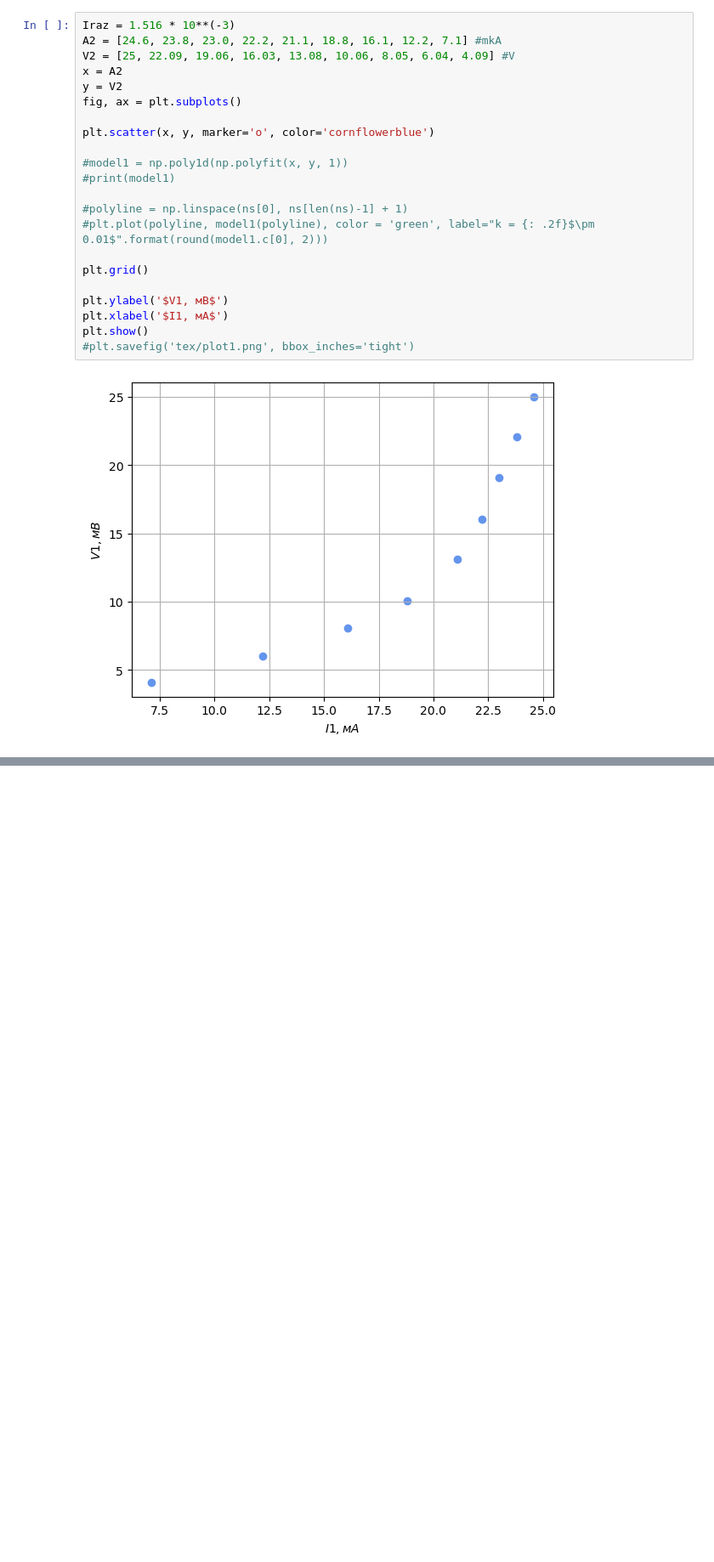
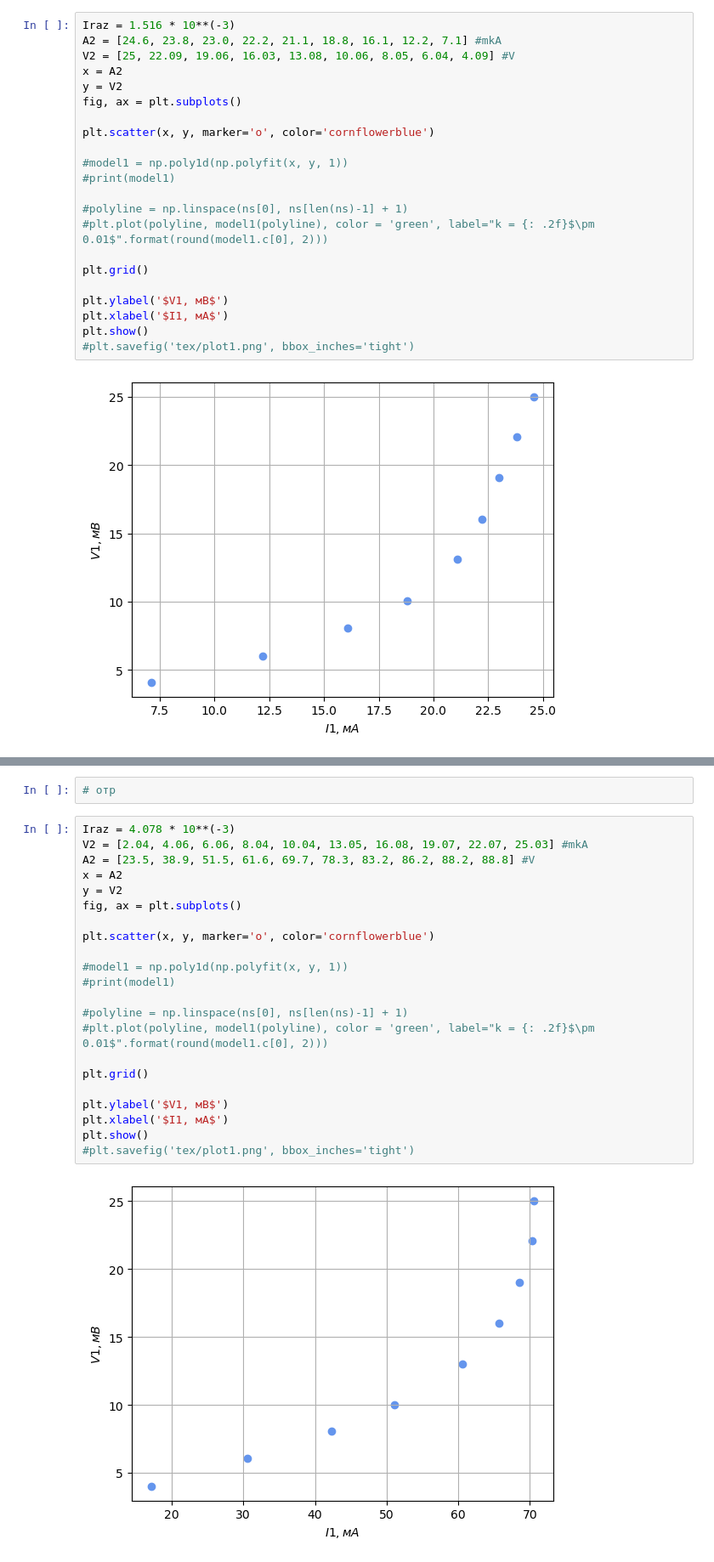
Before and after one commit to juliaProjorlivy/laba, a Jupyter notebook: 3_sem/laba_3.5.1/3.5.1.ipynb, the cells around one changed output, grey strips where cells are left out. Shown at 85% size. Drawn from its saved outputs; the diff is of its cells as text; blank space fills up the shorter version.

```diff
--- a/3_sem/laba_3.5.1/3.5.1.ipynb
+++ b/3_sem/laba_3.5.1/3.5.1.ipynb
@@ -221,0 +248,26 @@ plt.show()
+# %%
+# отр
+# %%
+Iraz = 4.078 * 10**(-3)
+V2 = [2.04, 4.06, 6.06, 8.04, 10.04, 13.05, 16.08, 19.07, 22.07, 25.03] #mkA
+A2 = [23.5, 38.9, 51.5, 61.6, 69.7, 78.3, 83.2, 86.2, 88.2, 88.8] #V
+x = A2
+y = V2
+fig, ax = plt.subplots()
+
+plt.scatter(x, y, marker='o', color='cornflowerblue')
+
+#model1 = np.poly1d(np.polyfit(x, y, 1))
+#print(model1)
+
+#polyline = np.linspace(ns[0], ns[len(ns)-1] + 1)
+#plt.plot(polyline, model1(polyline), color = 'green', label="k = {: .2f}$\pm 0.01$".format(round(model1.c[0], 2)))
+
+plt.grid()
+
+plt.ylabel('$V1, мВ$')
+plt.xlabel('$I1, мА$')
+plt.show()
+#plt.savefig('tex/plot1.png', bbox_inches='tight')
+# %% [output]
+[figure, added]
```
Also changed, not shown: parts of 2 cells of this notebook.
